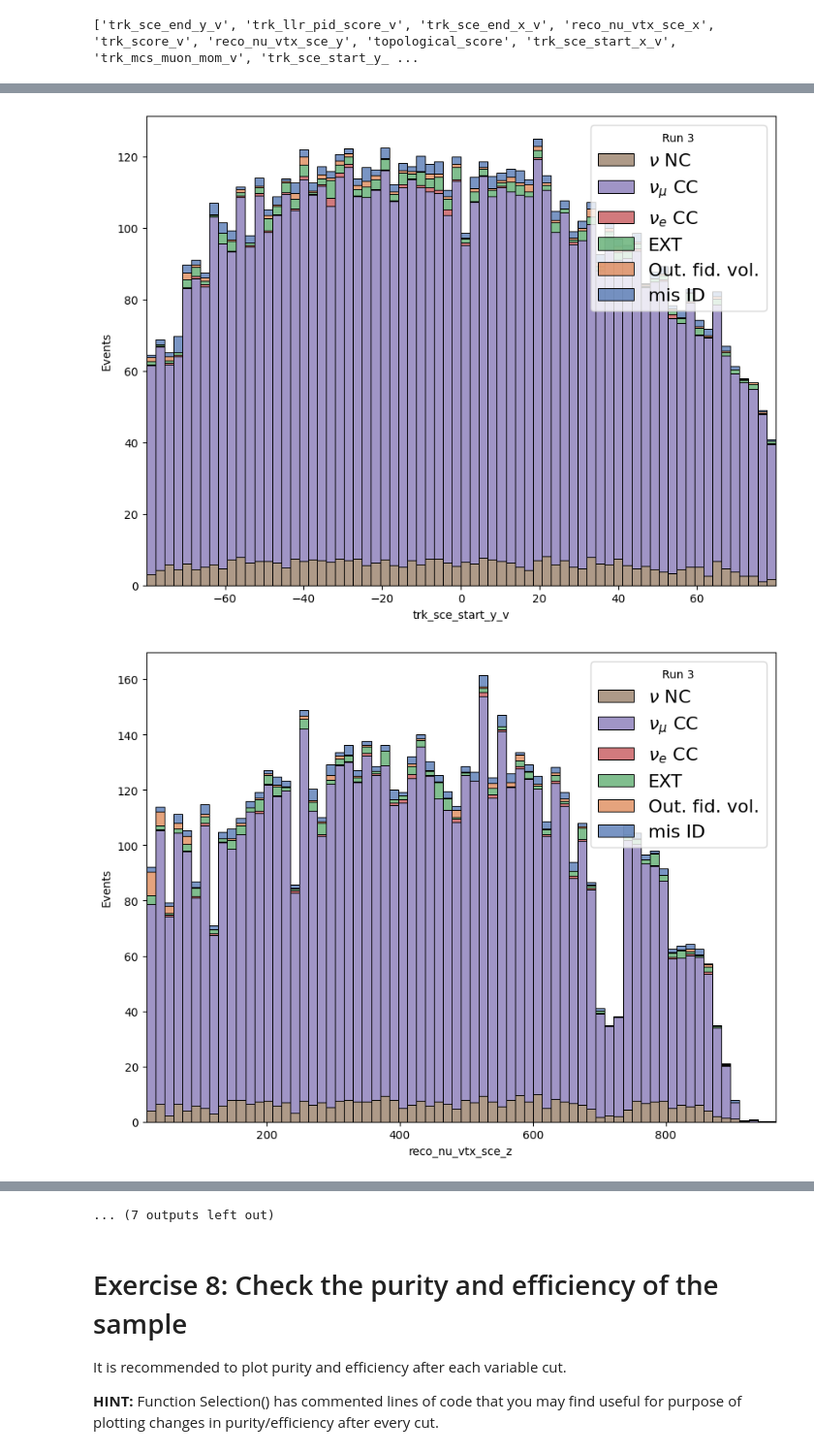
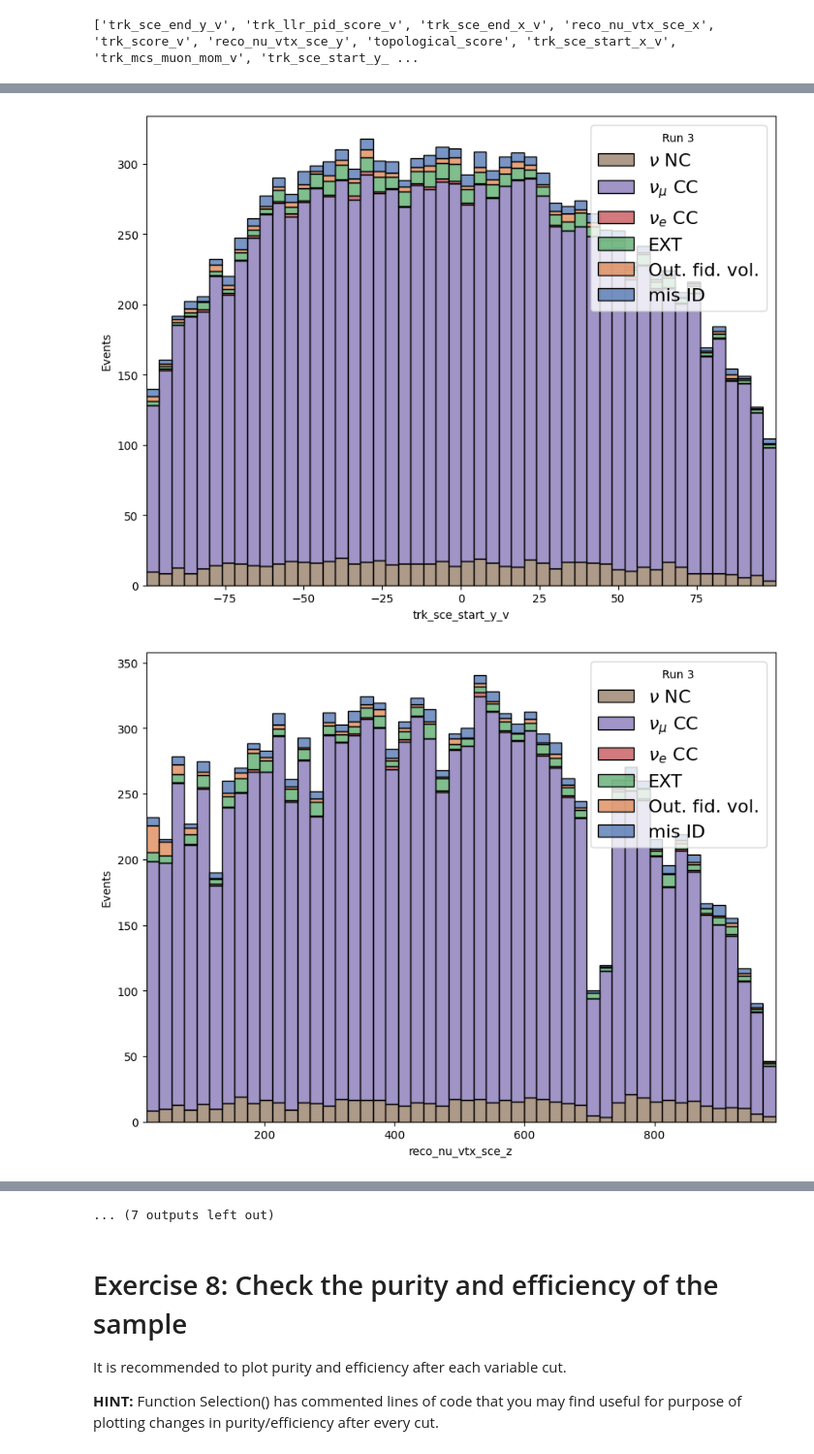
Before and after one commit to VadanKhan/particle-ml-project, a Jupyter notebook: particle_ml_project/MainAnalysis_template.ipynb, the cells around one changed output, grey strips where cells are left out. Shown at 97% size. Cells and saved outputs as stored; diff of their text form; code cells hidden in the pictures.

```diff
--- a/particle_ml_project/MainAnalysis_template.ipynb
+++ b/particle_ml_project/MainAnalysis_template.ipynb
@@ -392,7 +392,9 @@ def Selections(frame: pd.DataFrame):
     trk_score_v = frame['trk_score_v']                # N/A
     trk_dis_v = frame['trk_distance_v']               # cm
     trk_len_v = frame['trk_len_v']                    # cm
-    trk_energy_tot = frame['trk_energy_tot']          # GeV
+    trk_energy_tot = frame['trk_energy_tot']
+    cosmic = frame['_closestNuCosmicDist']       # GeV
+
 
 
 
@@ -400,19 +402,20 @@ def Selections(frame: pd.DataFrame):
     # Define conditions
     condition1 = (trk_len_v > -1000) & (trk_len_v < 1000)
     condition2 = (trk_energy_tot <= 2)
-    cond3 = (trk_start_x_v > -25) & (trk_start_x_v < 225)
-    cond4 = (trk_end_x_v > -25) & (trk_end_x_v < 225)
-    cond5 = (trk_start_y_v > -80) & (trk_start_y_v < 80)
-    cond6 = (trk_end_y_v > -80) & (trk_end_y_v < 80)
-    cond7 = (trk_start_z_v > -100) & (trk_start_z_v < 900)
-    cond8 = (trk_end_z_v > -100) & (trk_end_z_v < 900)
-    cond9 = (reco_x > 25)
-    topcond = (topological > 0.5)
+    cond3 = (trk_start_x_v > -10) & (trk_start_x_v < 240)
+    cond4 = (trk_end_x_v > -10) & (trk_end_x_v < 240)
+    cond5 = (trk_start_y_v > -100) & (trk_start_y_v < 100)
+    cond6 = (trk_end_y_v > -100) & (trk_end_y_v < 100)
+    cond7 = (trk_start_z_v > -100) & (trk_start_z_v < 1000)
+    cond8 = (trk_end_z_v > -100) & (trk_end_z_v < 1000)
+    cond9 = (reco_x > 10)
+    topcond = (topological > 0.3)
+    cond10 = (cosmic > 1)
 
     # You can add more conditions here
 
     # Combine conditions
-    selection = condition1 & condition2 & cond3 & cond5 & cond7 & cond4 & cond6 & cond8 & cond9 & topcond
+    selection = condition1 & condition2 & cond3 & cond5 & cond7 & cond4 & cond6 & cond8 & cond9 & cond10 & topcond
     # If you have more conditions, you can add them like this:
     # selection = condition1 & condition2 & condition3 & ...
     # Apply selection on dataframe
@@ -435,15 +438,26 @@ print(all_variables_to_plot)
 ['trk_sce_end_y_v', 'trk_llr_pid_score_v', 'trk_sce_end_x_v', 'reco_nu_vtx_sce_x', 'trk_score_v', 'reco_nu_vtx_sce_y', 'topological_score', 'trk_sce_start_x_v', 'trk_mcs_muon_mom_v', 'trk_sce_start_y_ ...
 # %%
 # Simple histogram plot of one variable.
-BIN = 70
+BIN = 50
+
+# variable = 'topological_score'
+
+# plt.figure(figsize=(10,7.5))
+# i = sns.histplot(data=MC_EXT_CUT, x=variable, multiple="stack", hue="category", palette = 'deep', weights = MC_EXT_CUT['weight'], bins = BIN, legend = False)
+# i.set(xlabel=variable, ylabel = "Events")
+
+# #plt.yscale('log')
+# plt.xlim([np.min(MC_EXT_CUT[variable]), np.max(MC_EXT_CUT[variable])])
+# plt.legend(title='Run 3',fontsize=16, loc='upper right', labels=[r"$\nu$ NC", r"$\nu_{\mu}$ CC", r"$\nu_e$ CC", r"EXT", r"Out. fid. vol.", r"mis ID"])
+# plt.show(i)
 
 for variable in all_variables_to_plot:
     plt.figure(figsize=(10,7.5))
-    i = sns.histplot(data=MC_EXT_CUT, x=variable, multiple="stack", hue="category", palette = 'deep', weights = MC_EXT['weight'], bins = BIN, legend = False)
+    i = sns.histplot(data=MC_EXT_CUT, x=variable, multiple="stack", hue="category", palette = 'deep', weights = MC_EXT_CUT['weight'], bins = BIN, legend = False)
     i.set(xlabel=variable, ylabel = "Events")
 
     #plt.yscale('log')
-    plt.xlim([np.min(MC_EXT_CUT[variable]), np.max(MC_EXT[variable])])
+    plt.xlim([np.min(MC_EXT_CUT[variable]), np.max(MC_EXT_CUT[variable])])
     plt.legend(title='Run 3',fontsize=16, loc='upper right', labels=[r"$\nu$ NC", r"$\nu_{\mu}$ CC", r"$\nu_e$ CC", r"EXT", r"Out. fid. vol.", r"mis ID"])
     plt.show(i)
 # %% [output]
@@ -459,2 +473,2 @@ for variable in all_variables_to_plot:
-[figure, old version]
+[figure, new version]
-[figure, old version]
+[figure, new version]
```
Also changed, not shown: parts of 10 cells of this notebook.
